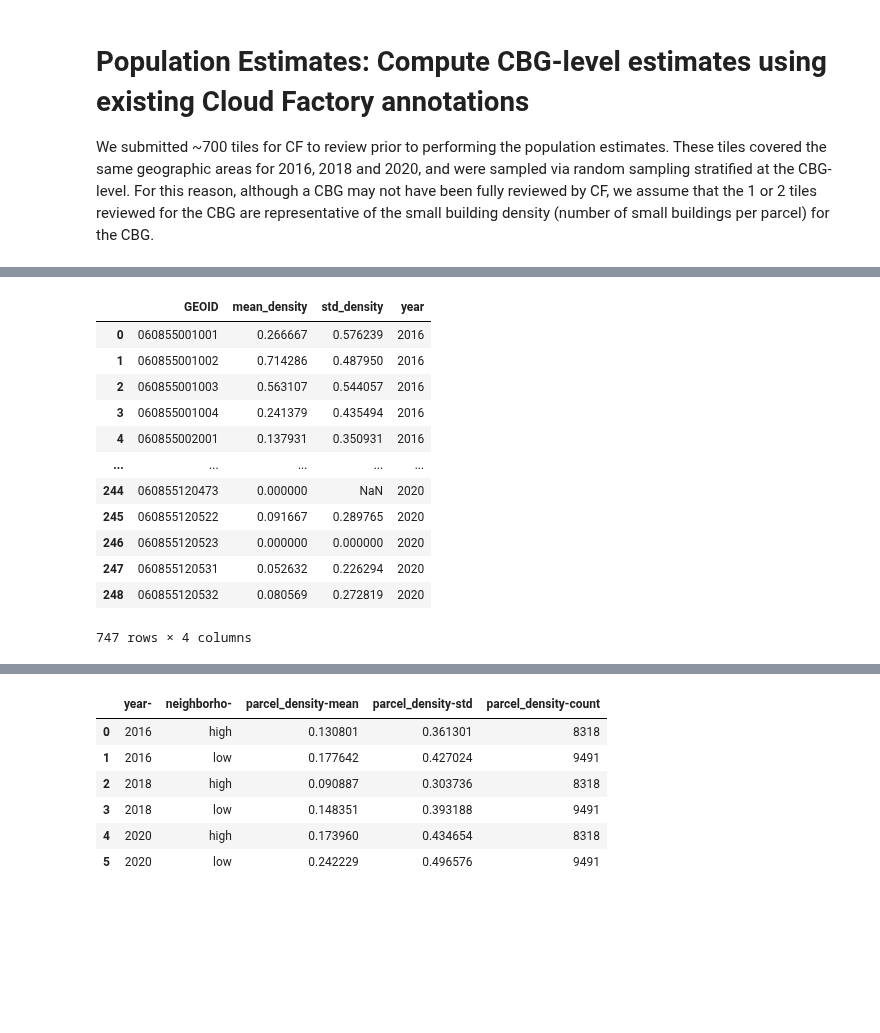
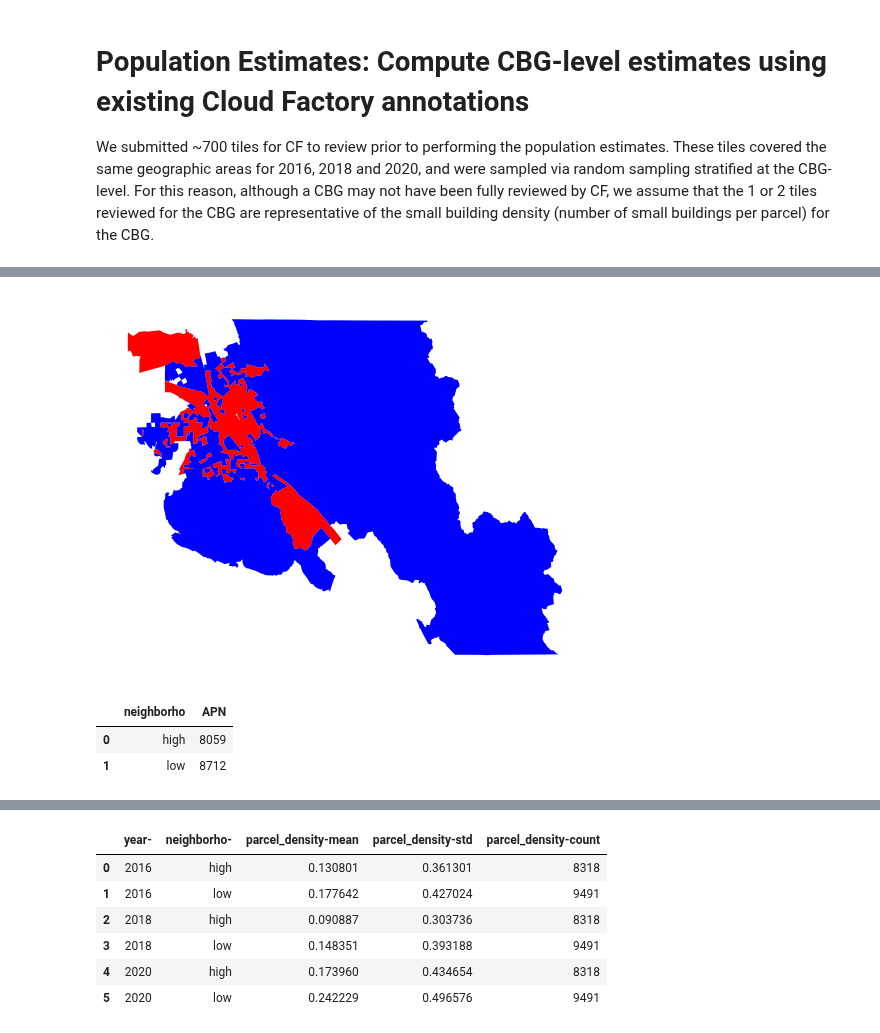
Before and after one commit to reglab/rgb-footprint-extract, a Jupyter notebook: naip_process/Pop-Estimates-CFAnnotations.ipynb, the cells around one changed output, grey strips where cells are left out. Saved outputs shown, nothing was run; the diff lists cells and outputs as text; code cells hidden in the pictures; blank space fills up the shorter version.

```diff
--- a/naip_process/Pop-Estimates-CFAnnotations.ipynb
+++ b/naip_process/Pop-Estimates-CFAnnotations.ipynb
@@ -72,16 +84,13 @@ len(CF_parcels)
-# %%
-cbg_density
-# %% [output]
-|  | GEOID | mean_density | std_density | year |
-| 0 | 060855001001 | 0.266667 | 0.576239 | 2016 |
-| 1 | 060855001002 | 0.714286 | 0.487950 | 2016 |
-| 2 | 060855001003 | 0.563107 | 0.544057 | 2016 |
-| 3 | 060855001004 | 0.241379 | 0.435494 | 2016 |
-| 4 | 060855002001 | 0.137931 | 0.350931 | 2016 |
-| ... | ... | ... | ... | ... |
-| 244 | 060855120473 | 0.000000 | NaN | 2020 |
-| 245 | 060855120522 | 0.091667 | 0.289765 | 2020 |
-| 246 | 060855120523 | 0.000000 | 0.000000 | 2020 |
-| 247 | 060855120531 | 0.052632 | 0.226294 | 2020 |
-| 248 | 060855120532 | 0.080569 | 0.272819 | 2020 |
-747 rows × 4 columns
+# %%
+# Get neighborhood shapefiles
+neighborhoods = cbg_income_2016_SJ.dissolve('neighborho').reset_index()
+neighborhoods = neighborhoods[['neighborho', 'geometry']]
+# %%
+# Visualize neighborhoods
+fig, ax = plt.subplots()
+neighborhoods.loc[neighborhoods['neighborho'] == 'low'].plot(ax=ax, color='red')
+neighborhoods.loc[neighborhoods['neighborho'] == 'high'].plot(ax=ax, color='blue')
+ax.axis('off')
+plt.show()
+# %% [output]
+[figure, added]
@@ -87,0 +102,8 @@ cbg_density
+# %%
+# Number of parcels reviewed in each neighborhood type
+# CF annotations have higher parcels in low-income neighborhood
+CF_parcels.groupby('neighborho')['APN'].count().reset_index()
+# %% [output]
+|  | neighborho | APN |
+| 0 | high | 8059 |
+| 1 | low | 8712 |
```
Also changed, not shown: parts of 60 cells of this notebook, 4 other files.
